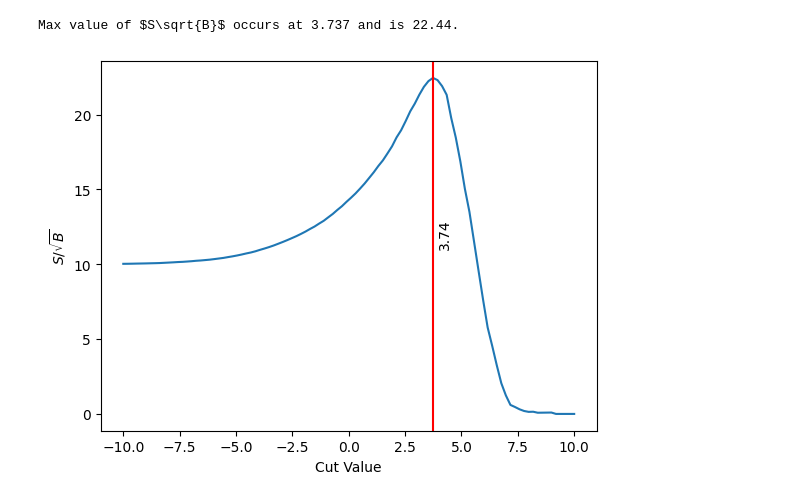
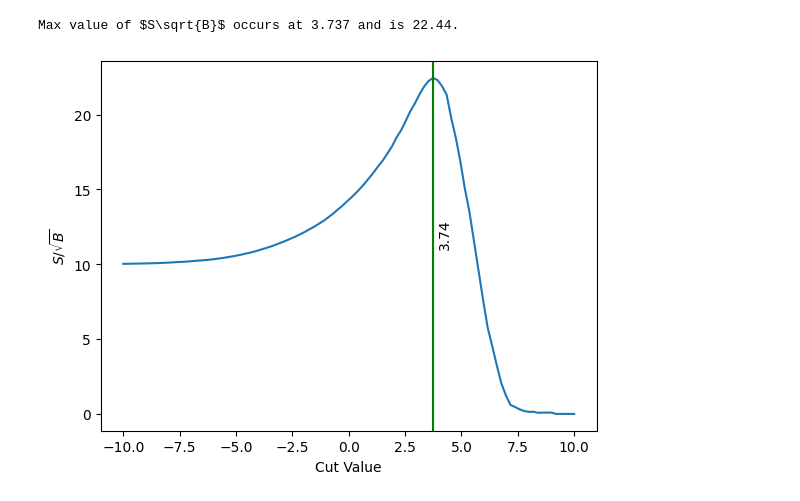
Before and after one commit to gordonwatts/diff-prog-intro, a Jupyter notebook: book/basic.ipynb, the cells around one changed output. Drawn from its saved outputs; the diff is of its cells as text; code cells hidden in the pictures.

```diff
--- a/book/basic.ipynb
+++ b/book/basic.ipynb
@@ -35,9 +35,9 @@ Max value of $S\sqrt{B}$ occurs at 3.737 and is 22.44.
 # %%
 plt.plot(cut_values, s_sqrt_b)
 plt.xlabel('Cut Value')
 plt.ylabel(r'$S/\sqrt{B}$')
-plt.axvline(cut_values[max_index], color='red')
+plt.axvline(cut_values[max_index], color='green')
 plt.text(cut_values[max_index]+0.2, s_sqrt_b[max_index]/2.0, f'{cut_values[max_index]:0.3}', rotation=90)
 plt.show()
 # %% [output]
-[figure, old version]
+[figure, new version]
```
Also changed, not shown: parts of 1 cell of this notebook, 1 other file.
